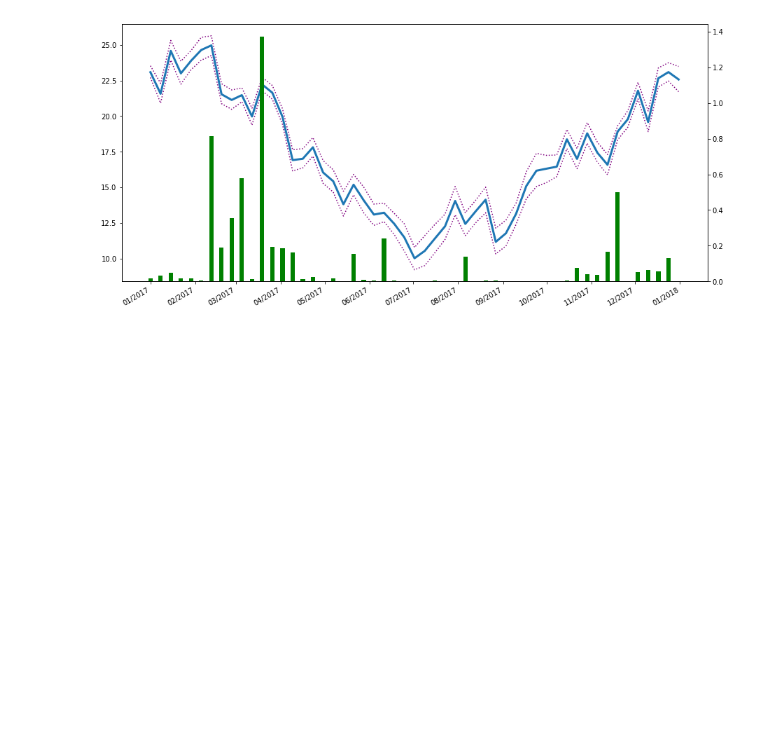
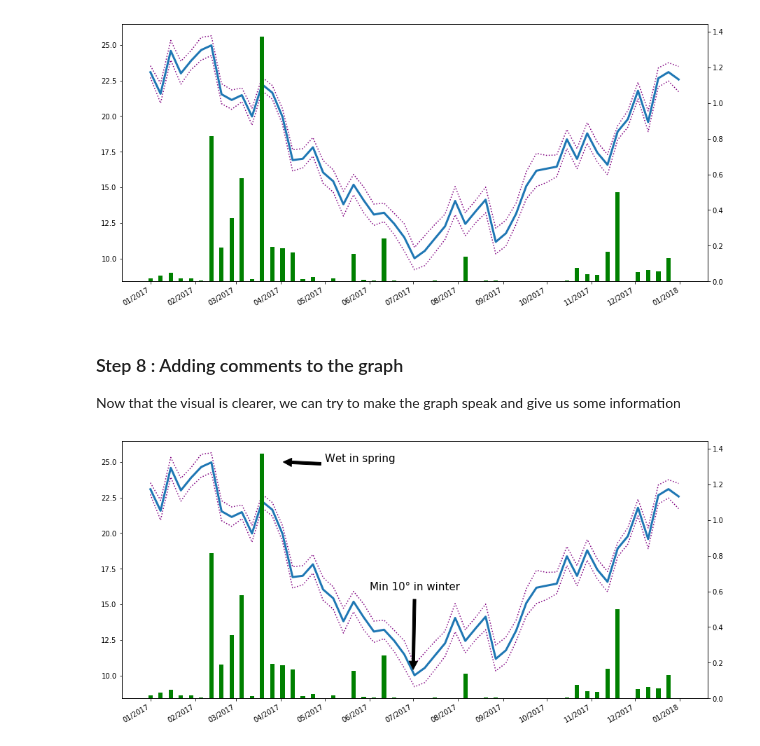
Before and after one commit to GuillaumeRouja/2019-Python-Data-Visualization, a Jupyter notebook: GR_BoM_displaying.ipynb, the cells around one changed output. Saved outputs shown, nothing was run; the diff lists cells and outputs as text; code cells hidden in the pictures; blank space fills up the shorter version.

Commit message:
Step 8 : Adding comments to the graph

```diff
--- a/GR_BoM_displaying.ipynb
+++ b/GR_BoM_displaying.ipynb
@@ -190,3 +190,44 @@ fig.autofmt_xdate()
 plt.show()
 # %% [output]
 [figure]
+# %% [markdown]
+### Step 8 : Adding comments to the graph ###
+Now that the visual is clearer, we can try to make the graph speak and give us some information
+# %%
+# Prepare the data we want to display
+
+fig, ax1 = plt.subplots()
+
+# Plot the data
+
+ax1.plot(x, df2['T_Celsius'],linewidth=3.0)
+ax1.plot(x, df2['MaxT_Celsius'],color='purple', linestyle='dotted')
+ax1.plot(x, df2['MinT_Celsius'],color='purple', linestyle='dotted')
+
+ax2 = ax1.twinx()
+ax2.bar(x, df2['Precip_mm'], color='green',width=3.0)
+
+# Define the date format
+myFmt = DateFormatter("%m/%Y")
+months = mdates.MonthLocator()  # every month
+
+# tell matplotlib to use the format specified above
+ax2.xaxis.set_major_formatter(myFmt);
+
+# Make sure each month is displayed
+ax2.xaxis.set_major_locator(months)
+
+#rotates and right aligns the x labels
+fig.autofmt_xdate()
+
+#annotate with information on temperatures and precipiations
+
+ax1.annotate('Wet in spring', xy=("04/2017", 25), xytext=("05/2017", 25),fontsize=15,
+            arrowprops=dict(facecolor='black', shrink=0.05))
+
+ax1.annotate('Min 10° in winter', xy=("07/2017", 10), xytext=("06/2017", 16),fontsize=15,
+            arrowprops=dict(facecolor='black', shrink=0.07))
+
+plt.show()
+# %% [output]
+[figure, added]
```
Also changed, not shown: parts of 2 cells of this notebook.
